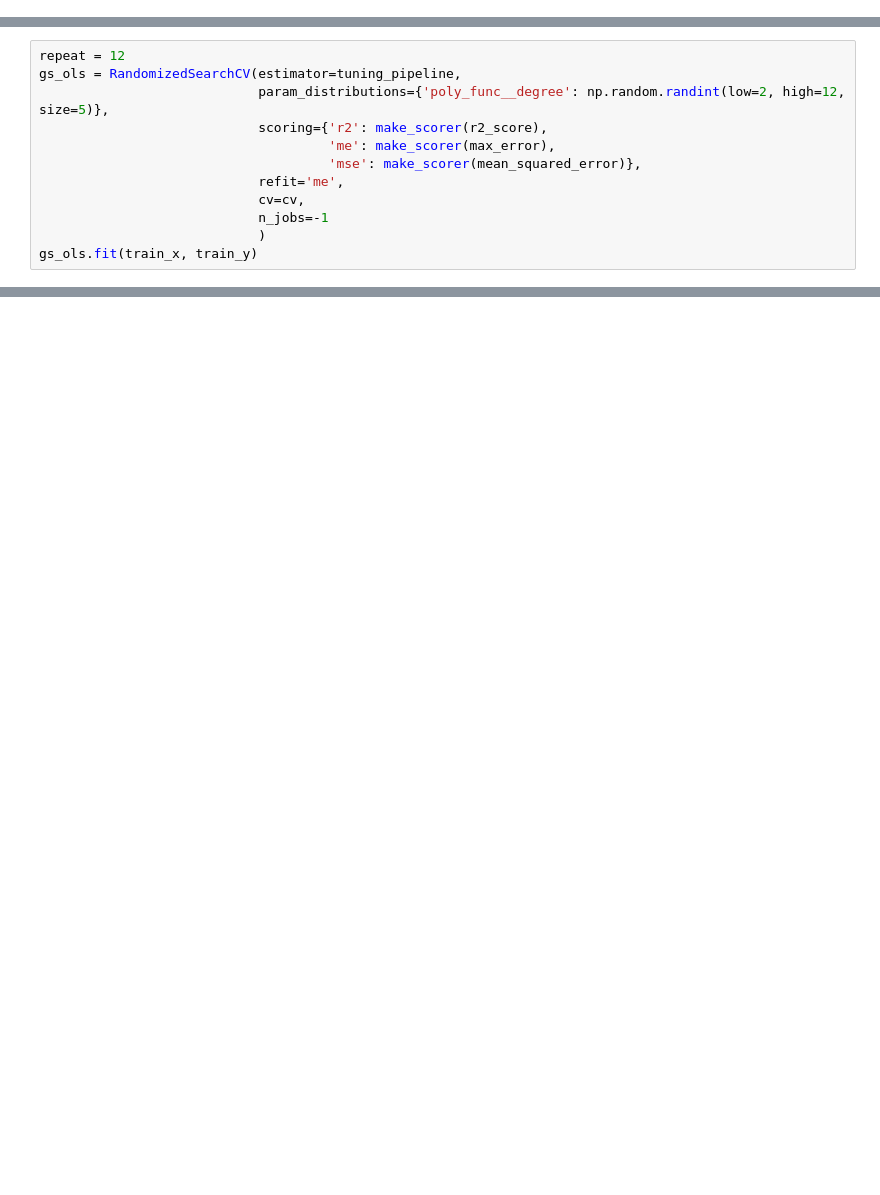
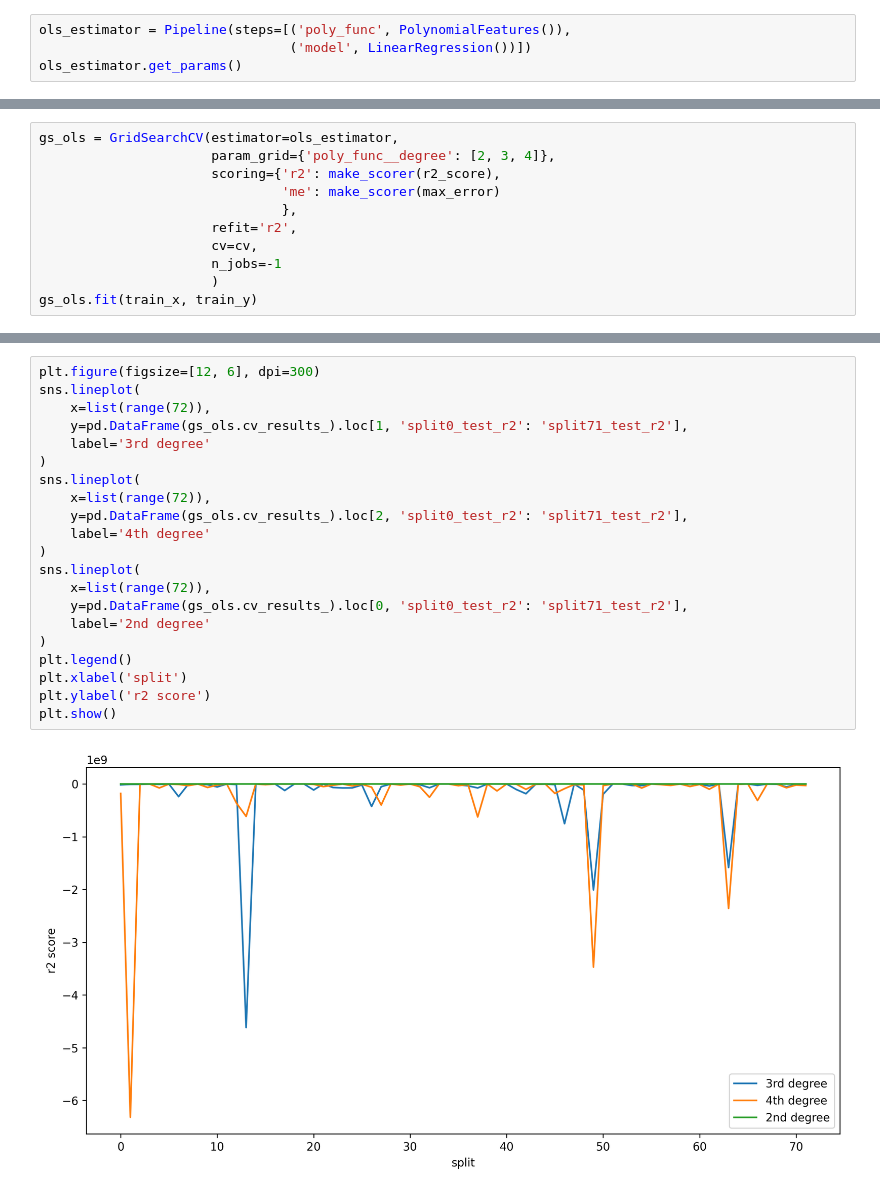
Before and after one commit to ashen007/HousePricePrediction, a Jupyter notebook: model/poly models.ipynb, the cells around one changed output, grey strips where cells are left out. Drawn from its saved outputs; the diff is of its cells as text; blank space fills up the shorter version.

Commit message:
tune degree of polynomial ols

```diff
--- a/model/poly models.ipynb
+++ b/model/poly models.ipynb
@@ -95,0 +115,4 @@ tuning_pipeline.get_params()
+# %%
+ols_estimator = Pipeline(steps=[('poly_func', PolynomialFeatures()),
+                                ('model', LinearRegression())])
+ols_estimator.get_params()
@@ -96,12 +134,11 @@ tuning_pipeline.get_params()
 # %%
-repeat = 12
-gs_ols = RandomizedSearchCV(estimator=tuning_pipeline,
-                            param_distributions={'poly_func__degree': np.random.randint(low=2, high=12, size=5)},
-                            scoring={'r2': make_scorer(r2_score),
-                                     'me': make_scorer(max_error),
-                                     'mse': make_scorer(mean_squared_error)},
-                            refit='me',
-                            cv=cv,
-                            n_jobs=-1
-                            )
+gs_ols = GridSearchCV(estimator=ols_estimator,
+                      param_grid={'poly_func__degree': [2, 3, 4]},
+                      scoring={'r2': make_scorer(r2_score),
+                               'me': make_scorer(max_error)
+                               },
+                      refit='r2',
+                      cv=cv,
+                      n_jobs=-1
+                      )
 gs_ols.fit(train_x, train_y)
@@ -107,0 +152,23 @@ gs_ols.fit(train_x, train_y)
+# %%
+plt.figure(figsize=[12, 6], dpi=300)
+sns.lineplot(
+    x=list(range(72)),
+    y=pd.DataFrame(gs_ols.cv_results_).loc[1, 'split0_test_r2': 'split71_test_r2'],
+    label='3rd degree'
+)
+sns.lineplot(
+    x=list(range(72)),
+    y=pd.DataFrame(gs_ols.cv_results_).loc[2, 'split0_test_r2': 'split71_test_r2'],
+    label='4th degree'
+)
+sns.lineplot(
+    x=list(range(72)),
+    y=pd.DataFrame(gs_ols.cv_results_).loc[0, 'split0_test_r2': 'split71_test_r2'],
+    label='2nd degree'
+)
+plt.legend()
+plt.xlabel('split')
+plt.ylabel('r2 score')
+plt.show()
+# %% [output]
+[figure, added]
```
Also changed, not shown: parts of 9 cells of this notebook.
